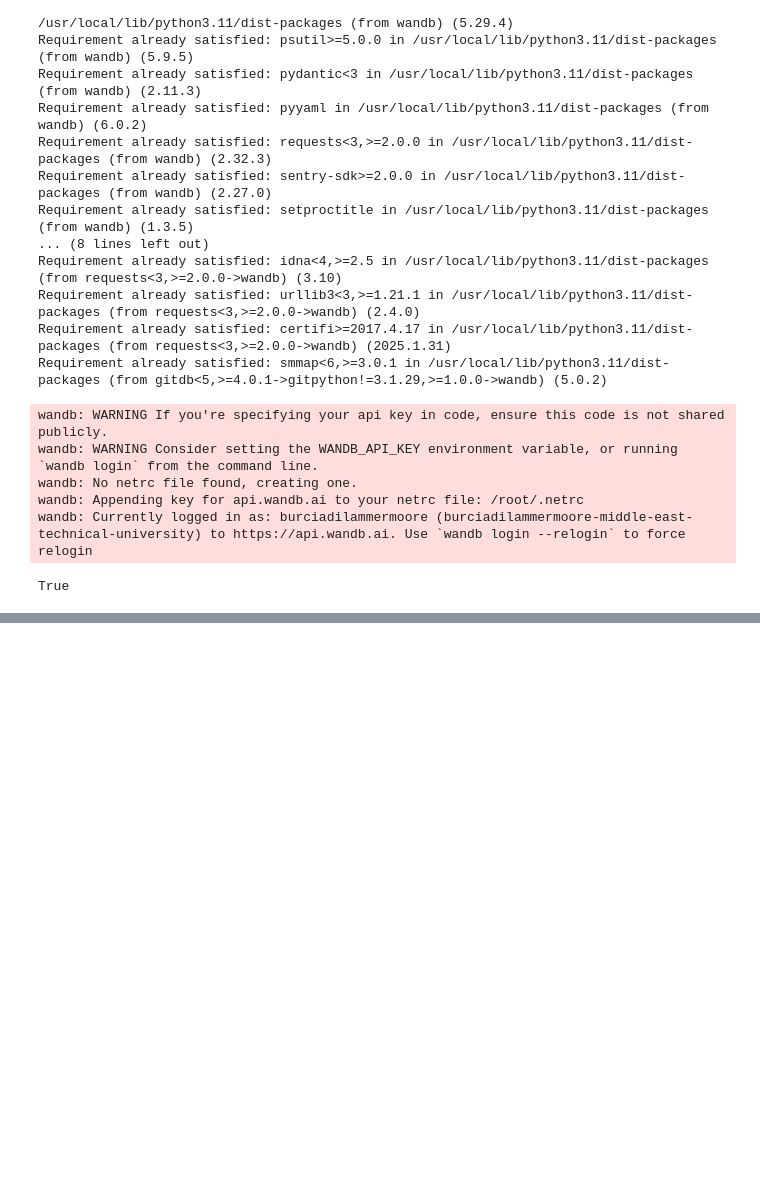
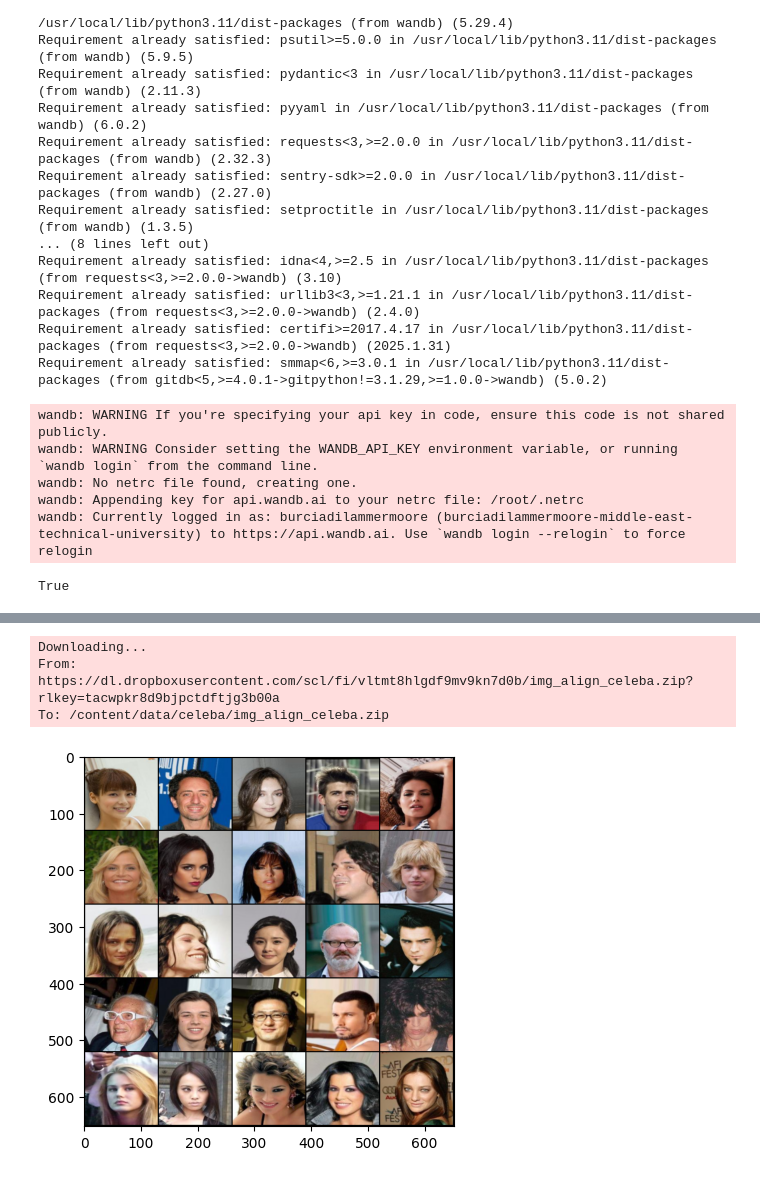
Before and after one commit to burcia1711/generative-ai-from-gans-to-clip-with-python-and-pytorch, a Jupyter notebook: advanced_gan.ipynb, the cells around one changed output, grey strips where cells are left out. Drawn from its saved outputs; the diff is of its cells as text; code cells hidden in the pictures; blank space fills up the shorter version.

Commit message:
load CelebA dataset and do declarations

```diff
--- a/advanced_gan.ipynb
+++ b/advanced_gan.ipynb
@@ -183,0 +194,75 @@ class Critic (nn.Module):
+# %%
+# load dataset
+import gdown, zipfile # import libraries for downloading and extracting files
+
+URL = 'https://dl.dropboxusercontent.com/scl/fi/vltmt8hlgdf9mv9kn7d0b/img_align_celeba.zip?rlkey=tacwpkr8d9bjpctdftjg3b00a' # current url of the dataset
+path = 'data/celeba' # target directory to save the dataset
+download_path = f'{path}/img_align_celeba.zip' # full path for the downloaded zip file
+
+if not os.path.exists(path): # check if the directory exists
+  os.makedirs(path, exist_ok = True) # create the directory if it doesn't exist
+
+gdown.download(URL, download_path, quiet = False) # download the dataset using gdown
+
+with zipfile.ZipFile(download_path, 'r') as ziphandler: # open the zip file
+  ziphandler.extractall(path) # extract all contents to the target directory
+# %% [output]
+Downloading...
+From: https://dl.dropboxusercontent.com/scl/fi/vltmt8hlgdf9mv9kn7d0b/img_align_celeba.zip?rlkey=tacwpkr8d9bjpctdftjg3b00a
+To: /content/data/celeba/img_align_celeba.zip
+# %%
+# dataset, dataLoader; declare gen, crit, test dataset
+
+class Dataset(Dataset): # custom dataset class
+  def __init__(self, path, size = 128, lim = 10000): # initialise with image path, resize size, and limit
+    self.sizes = [size, size] # target size for resizing images
+    items, labels = [], []
+
+    for data in os.listdir(path)[:lim]: # loop through limited number of image files
+      # path: '.data/celeba/img_align_celeba'
+      # data: '114568.jpg'
+      item = os.path.join(path, data) # full path to image
+      items.append(item) # add image path to list
+      labels.append(data) # use filename as label
+    self.items = items
+    self.labels = labels
+
+
+  def __len__(self):
+    return len(self.items) # return total number of items
+
+  def __getitem__(self, idx):
+    data = PIL.Image.open(self.items[idx]).convert('RGB') # open image and convert to rgb
+    data = np.asarray(torchvision.transforms.Resize(self.sizes)(data)) # resize image to 128x128x3
+    data = np.transpose(data, (2, 0, 1)).astype(np.float32, copy=False) # transpose to channel first format: 3x128x128 and convert to float32
+    data = torch.from_numpy(data).div(255) # convert to tensor and normalise to [0, 1]
+    return data, self.labels[idx] # return preprocessed image and its label
+
+# dataset
+data_path = './data/celeba/img_align_celeba' # dataset folder path
+ds = Dataset(data_path, size = 128, lim = 10000) # create dataset instance
+
+# dataloader
+dataloader = DataLoader(ds, batch_size = batch_size, shuffle = True) # create dataloader with shuffling
+
+# models
+gen = Generator(z_dim).to(device) # create generator model and move to device
+crit = Critic().to(device) # create critic model and move to device
+
+# optimisers
+gen_opt = torch.optim.Adam(gen.parameters(), lr = lr, betas = (0.5, 0.9)) # optimiser for generator
+crit_opt = torch.optim.Adam(crit.parameters(), lr = lr, betas = (0.5, 0.9)) # optimiser for critic
+
+# initialisations
+## gen = gen.apply(init_weights) # apply initialisation to the generator
+## crit = crit.apply(init_weights) # apply initialisation to the critic
+
+# wandb optional
+if (wandbact == 1):
+  wandb.watch(gen, log_freq = 100) # track generator parameters and gradients every 100 steps
+  wandb.watch(crit, log_freq = 100) # track critic parameters and gradients every 100 steps
+
+x, y = next(iter(dataloader)) # fetch one batch from the dataloader
+show(x) # display the batch of images
+# %% [output]
+[figure, added]
```
Also changed, not shown: parts of 3 cells of this notebook.
